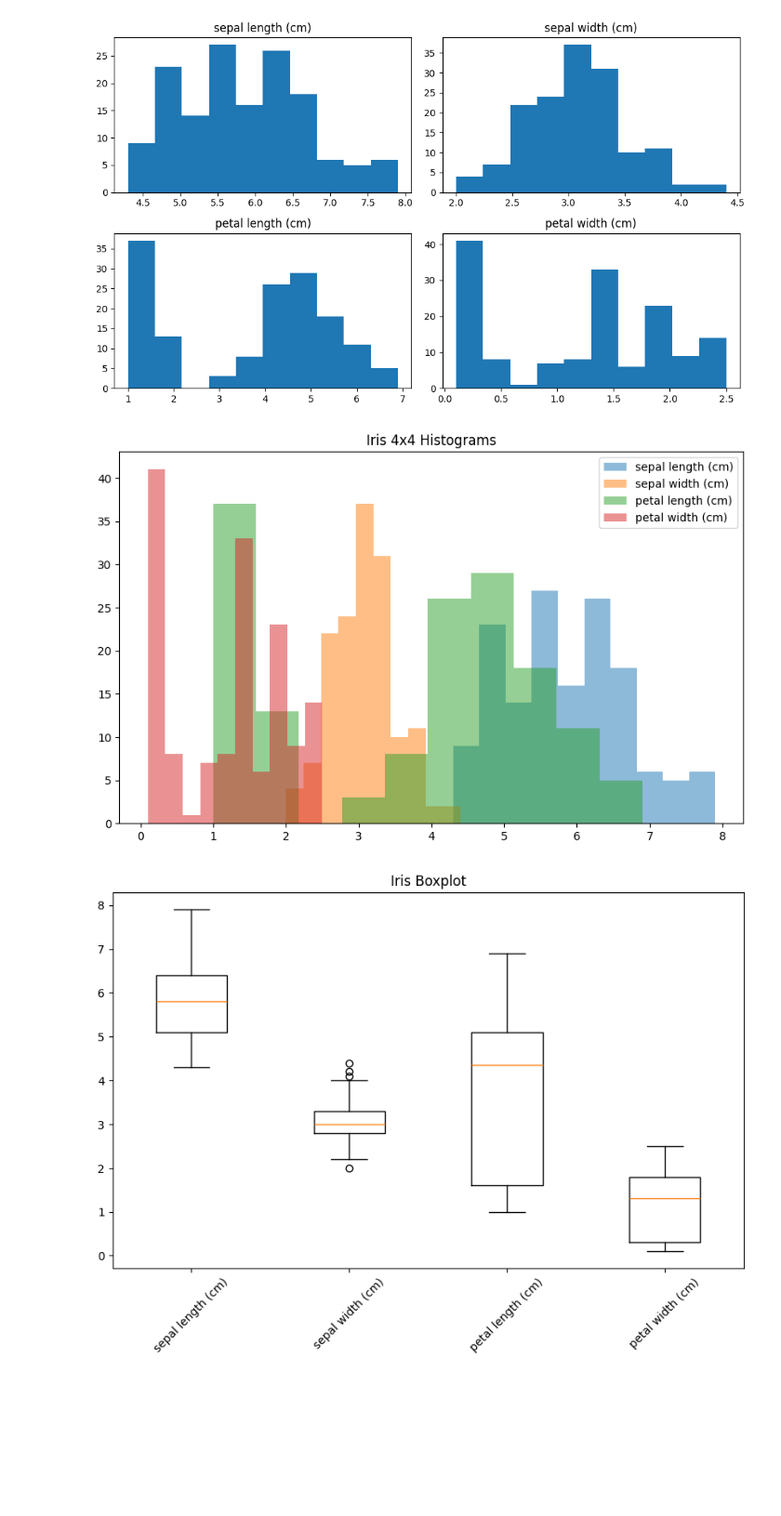
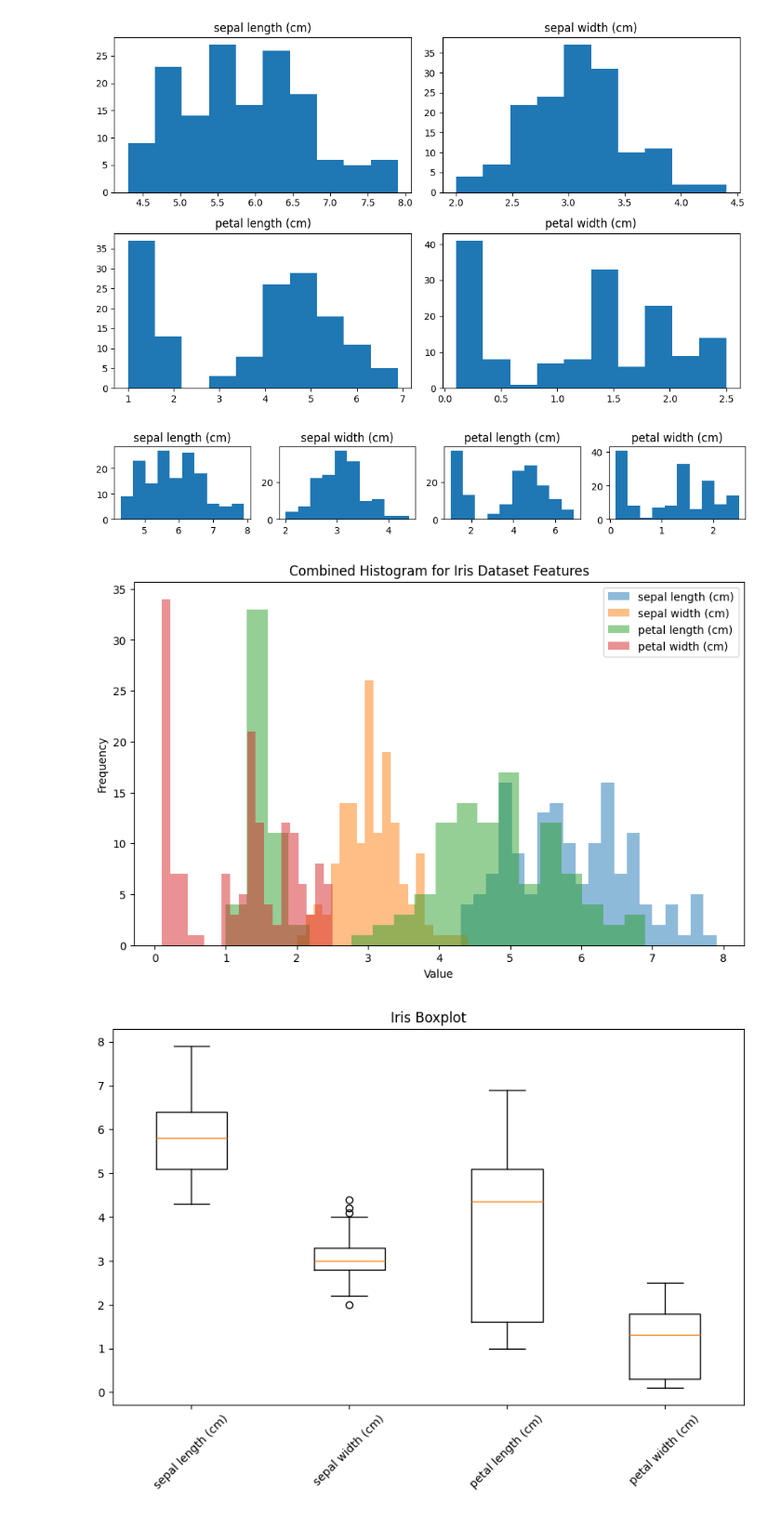
Before and after one commit to athulrj02/DA-Python, a Jupyter notebook: 20035410|Exercise_6_VisualisationIrisDataSet.ipynb, the cells around one changed output. Shown at 93% size. Drawn from its saved outputs; the diff is of its cells as text; code cells hidden in the pictures; blank space fills up the shorter version.

Commit message:
Exercise 6: Visualisation of the Iris Data Set | Week 7 | 2

```diff
--- a/20035410|Exercise_6_VisualisationIrisDataSet.ipynb
+++ b/20035410|Exercise_6_VisualisationIrisDataSet.ipynb
@@ -14,7 +10,7 @@ import numpy as np
 import matplotlib.pyplot as plt
 from sklearn import datasets
 # %%
-iris = datasets.load_iris()
+data = datasets.load_iris()
 # %%
 df = iris.data
 feature_names = iris.feature_names
@@ -50,13 +46,43 @@ plt.show()
 # %%
 # 3. Create a 4x4 plot containing the four histograms side by side
 plt.figure(figsize=(10,6))
-plt.hist(df[:, 0], alpha = 0.5, label = feature_names[0])
-plt.hist(df[:, 1], alpha = 0.5, label = feature_names[1])
-plt.hist(df[:, 2], alpha = 0.5, label = feature_names[2])
-plt.hist(df[:, 3], alpha = 0.5, label = feature_names[3])
-plt.legend()
-plt.title('Iris 4x4 Histograms')
+
+plt.subplot(4,4,1)
+plt.hist(df[:,0])
+plt.title(feature_names[0])
+
+plt.subplot(4,4,2)
+plt.hist(df[:,1])
+plt.title(feature_names[1])
+
+plt.subplot(4,4,3)
+plt.hist(df[:,2])
+plt.title(feature_names[2])
+
+plt.subplot(4,4,4)
+plt.hist(df[:,3])
+plt.title(feature_names[3])
+
+plt.tight_layout()
 plt.show()
 # %% [output]
-[figure, old version]
+[figure, new version]
+# %%
+# 4. Create a single histogram-plot containing all dimensions
+# data = load_iris()
+df = pd.DataFrame(data=data.data, columns=data.feature_names)
+
+plt.figure(figsize=(10, 6))
+
+for feature in df.columns:
+    plt.hist(df[feature], bins=20, alpha=0.5, label=feature)
+
+plt.title('Combined Histogram for Iris Dataset Features')
+plt.xlabel('Value')
+plt.ylabel('Frequency')
+plt.legend(loc='upper right')
+
+plt.show()
+# %% [output]
+[figure, added]
 # %%
```
Also changed, not shown: parts of 7 cells of this notebook.
